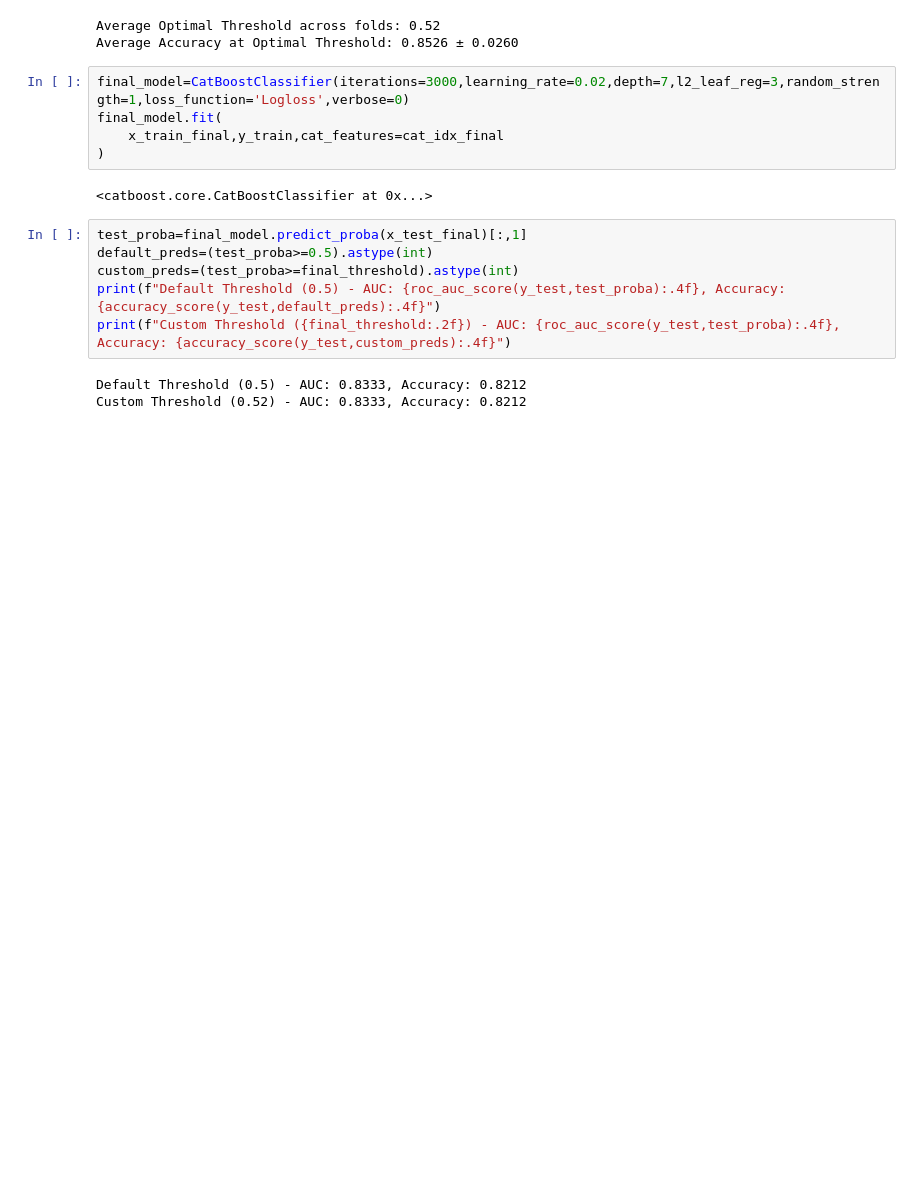
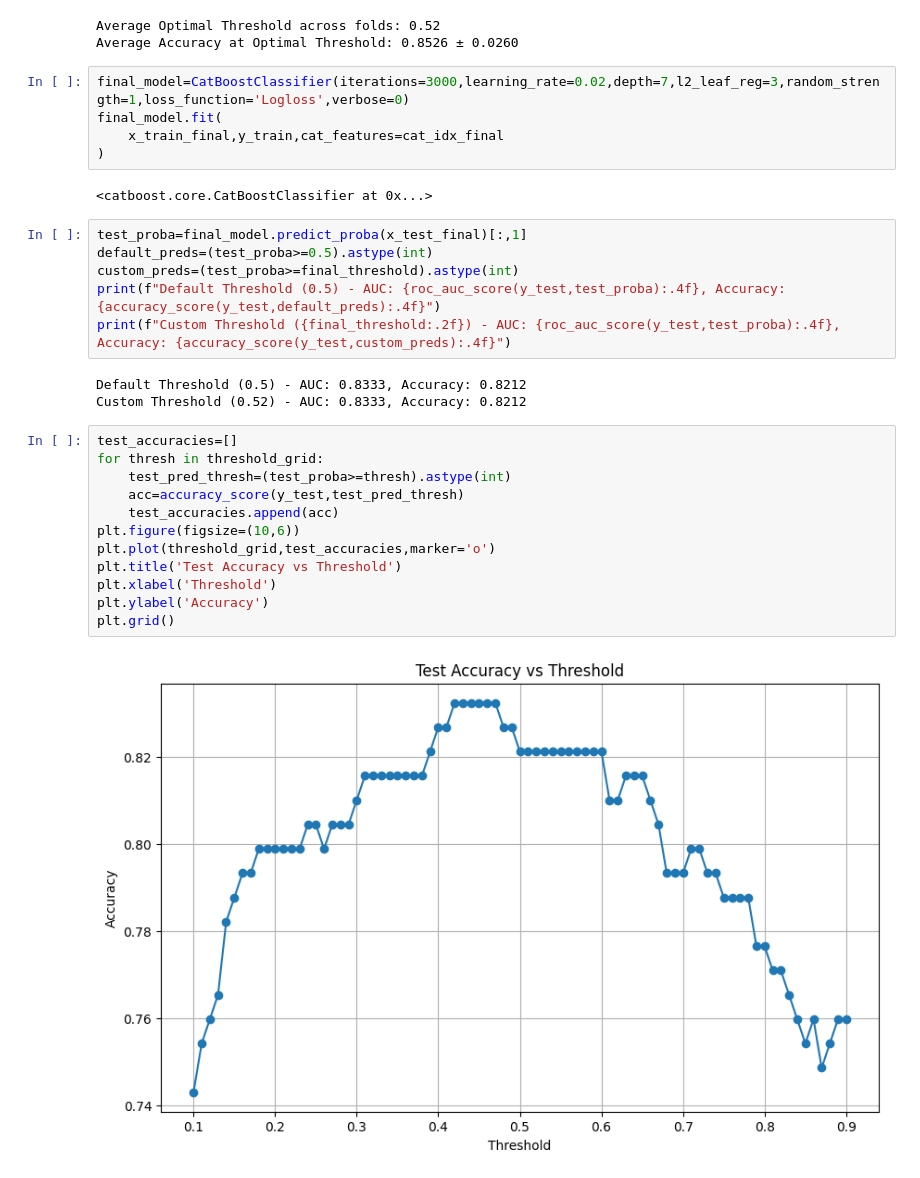
Before and after one commit to shovo896/Titanic_survival_prediction, a Jupyter notebook: survival_pred_catboost.ipynb, the cells around one changed output. Drawn from its saved outputs; the diff is of its cells as text; blank space fills up the shorter version.

```diff
--- a/survival_pred_catboost.ipynb
+++ b/survival_pred_catboost.ipynb
@@ -424,3 +424,17 @@ print(f"Custom Threshold ({final_threshold:.2f}) - AUC: {roc_auc_score(y_test,te
 # %% [output]
 Default Threshold (0.5) - AUC: 0.8333, Accuracy: 0.8212
 Custom Threshold (0.52) - AUC: 0.8333, Accuracy: 0.8212
+# %%
+test_accuracies=[]
+for thresh in threshold_grid:
+    test_pred_thresh=(test_proba>=thresh).astype(int)
+    acc=accuracy_score(y_test,test_pred_thresh)
+    test_accuracies.append(acc)
+plt.figure(figsize=(10,6))
+plt.plot(threshold_grid,test_accuracies,marker='o')
+plt.title('Test Accuracy vs Threshold')
+plt.xlabel('Threshold')
+plt.ylabel('Accuracy')
+plt.grid()
+# %% [output]
+[figure, added]
```
